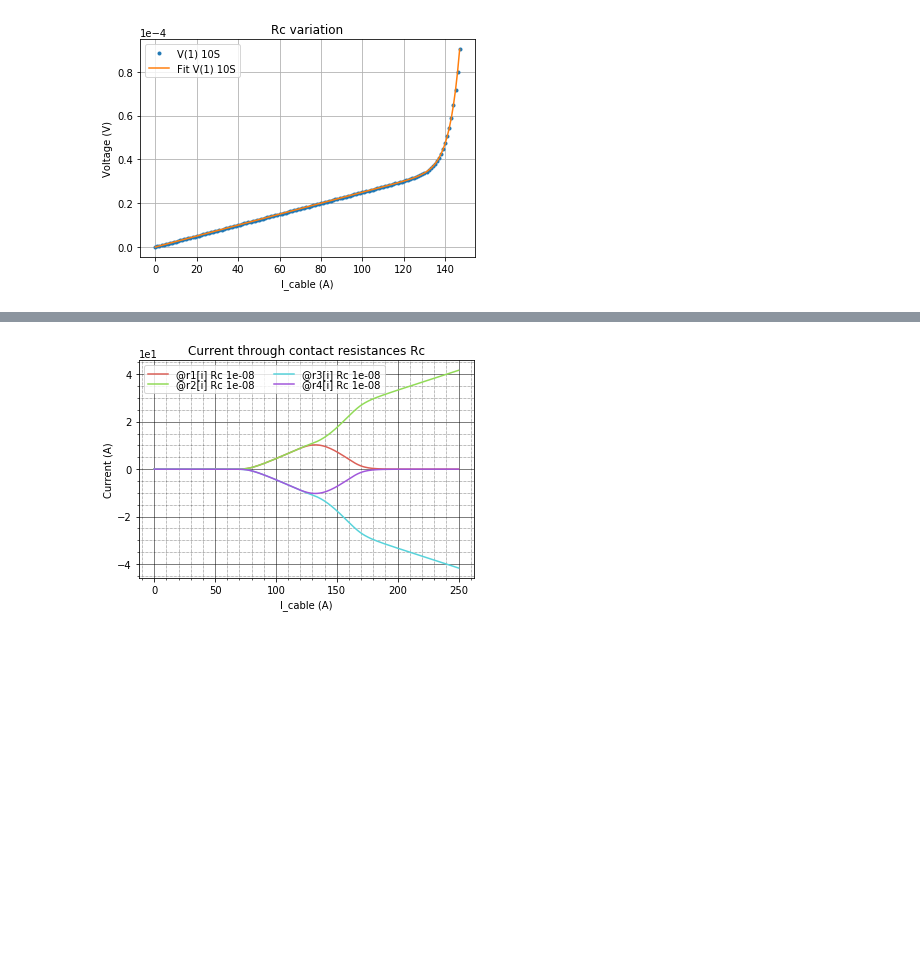
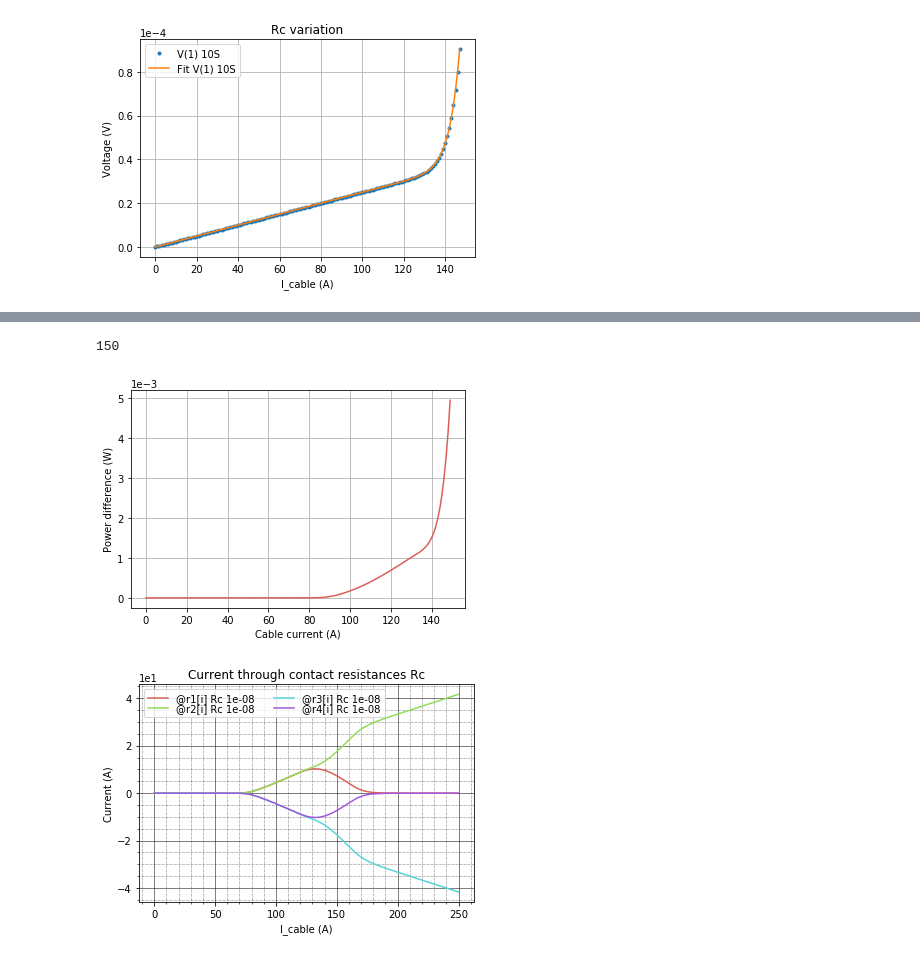
Before and after one commit to auroc10/LBNL, a Jupyter notebook: Contact/Contact resistance - Arbitrary number of sections.ipynb, the cells around one changed output, grey strips where cells are left out. Saved outputs shown, nothing was run; the diff lists cells and outputs as text; code cells hidden in the pictures; blank space fills up the shorter version.

```diff
--- a/Contact/Contact resistance - Arbitrary number of sections.ipynb
+++ b/Contact/Contact resistance - Arbitrary number of sections.ipynb
@@ -427,3 +435,18 @@ Rc 1000.0: Rt = 2.727e-07, Ic = 153.341, n = 22.259, Fit-error = 1.85074e-05
+# %%
+%matplotlib inline
+power_nohm = Vt_nohm*Icable_nohm
+power_kohm = Vt_kohm*Icable_kohm
+
+print(len(power_nohm[:len(power_kohm)]))
+power_diff = power_kohm-power_nohm[:len(power_kohm)]
+plt.plot(Icable_kohm,power_diff)
+plt.xlabel('Cable current (A)')
+plt.ylabel('Power difference (W)')
+plt.ticklabel_format(style='sci', axis='y', scilimits=(0,0))
+plt.grid()
+# %% [output]
+150
+[figure, added]
 # %%
 # Testing different values of contact resistance
 sns.set_palette(sns.color_palette("hls", 4))
```
Also changed, not shown: parts of 12 cells of this notebook.
